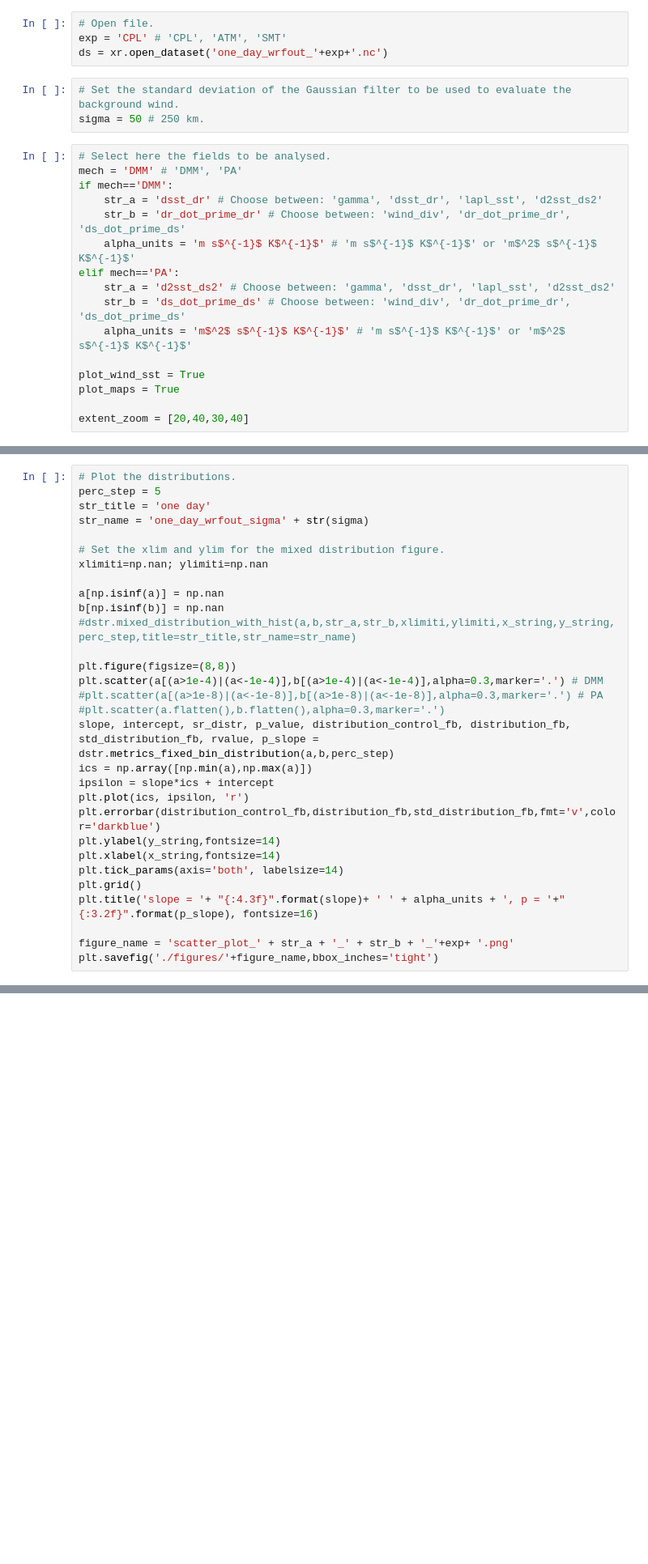
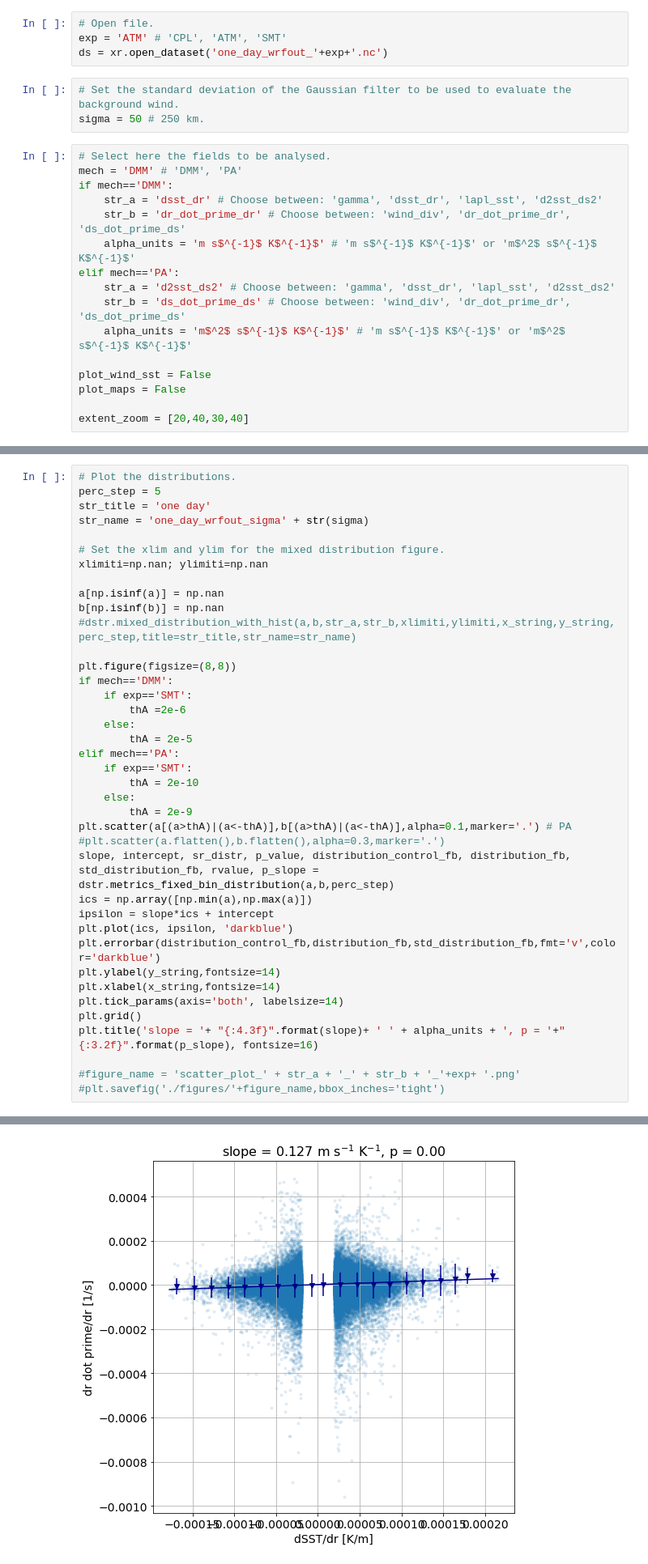
Before and after one commit to agonmer/air-sea_med_wrf, a Jupyter notebook: hourly_dmm_pa_stats.ipynb, the cells around one changed output, grey strips where cells are left out. Shown: that part at 81% size. Cells and saved outputs as stored; diff of their text form; blank space fills up the shorter version.

```diff
--- a/hourly_dmm_pa_stats.ipynb
+++ b/hourly_dmm_pa_stats.ipynb
@@ -26,7 +26,7 @@ def plot_background(ax):
     return ax
 # %%
 # Open file.
-exp = 'CPL' # 'CPL', 'ATM', 'SMT'
+exp = 'ATM' # 'CPL', 'ATM', 'SMT'
 ds = xr.open_dataset('one_day_wrfout_'+exp+'.nc')
 # %%
 # Set the standard deviation of the Gaussian filter to be used to evaluate the background wind.
@@ -43,8 +43,8 @@ elif mech=='PA':
     str_b = 'ds_dot_prime_ds' # Choose between: 'wind_div', 'dr_dot_prime_dr', 'ds_dot_prime_ds'
     alpha_units = 'm$^2$ s$^{-1}$ K$^{-1}$' # 'm s$^{-1}$ K$^{-1}$' or 'm$^2$ s$^{-1}$ K$^{-1}$'
 
-plot_wind_sst = True
-plot_maps = True
+plot_wind_sst = False
+plot_maps = False
 
 extent_zoom = [20,40,30,40]
 # %%
@@ -209,13 +209,22 @@ b[np.isinf(b)] = np.nan
 #dstr.mixed_distribution_with_hist(a,b,str_a,str_b,xlimiti,ylimiti,x_string,y_string,perc_step,title=str_title,str_name=str_name)
 
 plt.figure(figsize=(8,8))
-plt.scatter(a[(a>1e-4)|(a<-1e-4)],b[(a>1e-4)|(a<-1e-4)],alpha=0.3,marker='.') # DMM
-#plt.scatter(a[(a>1e-8)|(a<-1e-8)],b[(a>1e-8)|(a<-1e-8)],alpha=0.3,marker='.') # PA
+if mech=='DMM':
+    if exp=='SMT':
+        thA =2e-6
+    else:
+        thA = 2e-5
+elif mech=='PA':
+    if exp=='SMT':
+        thA = 2e-10
+    else:
+        thA = 2e-9
+plt.scatter(a[(a>thA)|(a<-thA)],b[(a>thA)|(a<-thA)],alpha=0.1,marker='.') # PA
 #plt.scatter(a.flatten(),b.flatten(),alpha=0.3,marker='.')
 slope, intercept, sr_distr, p_value, distribution_control_fb, distribution_fb, std_distribution_fb, rvalue, p_slope = dstr.metrics_fixed_bin_distribution(a,b,perc_step)
 ics = np.array([np.min(a),np.max(a)])
 ipsilon = slope*ics + intercept
-plt.plot(ics, ipsilon, 'r')
+plt.plot(ics, ipsilon, 'darkblue')
 plt.errorbar(distribution_control_fb,distribution_fb,std_distribution_fb,fmt='v',color='darkblue')
 plt.ylabel(y_string,fontsize=14)
 plt.xlabel(x_string,fontsize=14)
@@ -223,5 +232,6 @@ plt.tick_params(axis='both', labelsize=14)
 plt.grid()
 plt.title('slope = '+ "{:4.3f}".format(slope)+ ' ' + alpha_units + ', p = '+"{:3.2f}".format(p_slope), fontsize=16)
 
-figure_name = 'scatter_plot_' + str_a + '_' + str_b + '_'+exp+ '.png'
-plt.savefig('./figures/'+figure_name,bbox_inches='tight')
+#figure_name = 'scatter_plot_' + str_a + '_' + str_b + '_'+exp+ '.png'
+#plt.savefig('./figures/'+figure_name,bbox_inches='tight')
+# %% [output]
@@ -228,3 +239,4 @@ plt.savefig('./figures/'+figure_name,bbox_inches='tight')
+[figure, added]
 # %%
 # Look at the time-averaged fields
 
```
Also changed, not shown: parts of 3 cells of this notebook.
